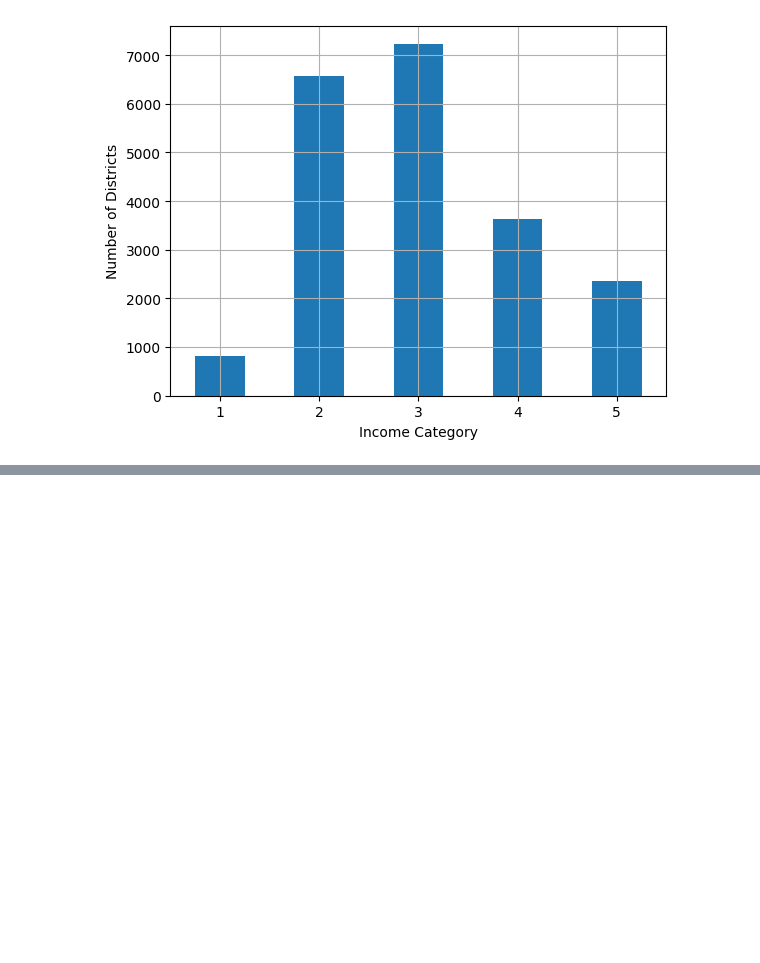
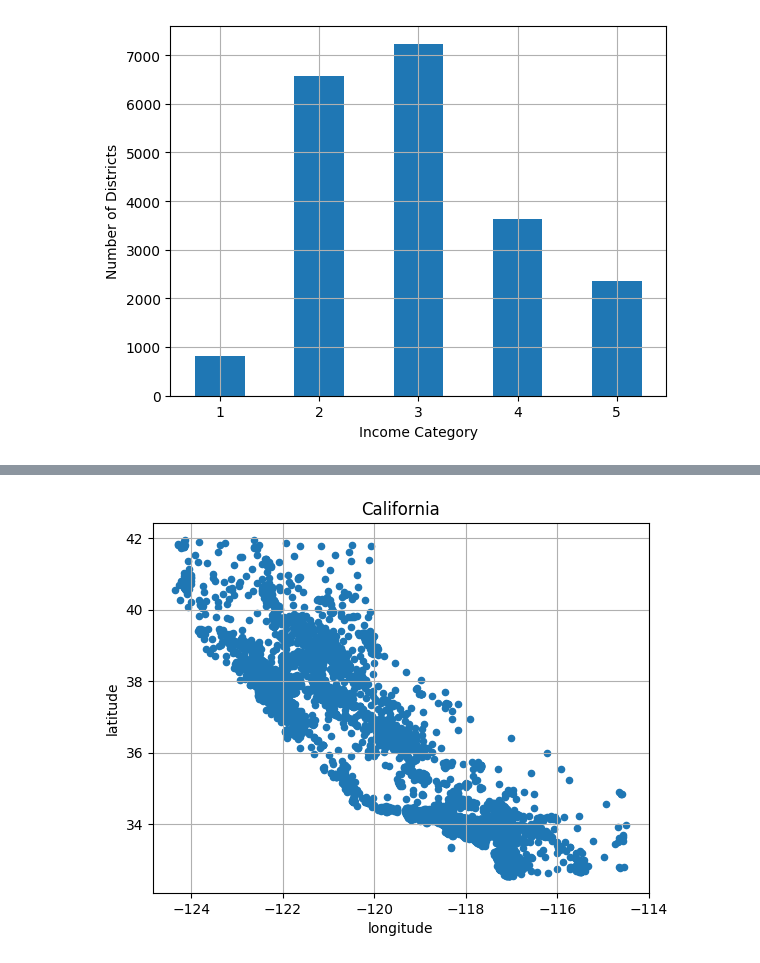
Before and after one commit to ks982579/data-science-1990-california-housing, a Jupyter notebook: main.ipynb, the cells around one changed output, grey strips where cells are left out. Cells and saved outputs as stored; diff of their text form; code cells hidden in the pictures; blank space fills up the shorter version.

```diff
--- a/main.ipynb
+++ b/main.ipynb
@@ -147,2 +147,6 @@ Name: count, dtype: float64
 # %%
 # probably won't need income categories after this point
+
+strat_train_set.drop("income_cat", axis=1, inplace=True)
+print(strat_test_set.head()) #drop("income_cat", axis=1, inplace=True)
+strat_test_set.drop("income_cat", axis=1, inplace=True)
@@ -148,0 +174,4 @@ Name: count, dtype: float64
+# %%
+# copy set to explore with
+explore = strat_train_set.copy()
+explore.head()
@@ -148,0 +185,12 @@ Name: count, dtype: float64
+# %%
+# Which state is this?
+explore.plot(
+    kind="scatter",
+    title="California",
+    x="longitude",
+    y="latitude",
+    grid=True
+)
+plt.show()
+# %% [output]
+[figure, added]
```
Also changed, not shown: parts of 14 cells of this notebook.
